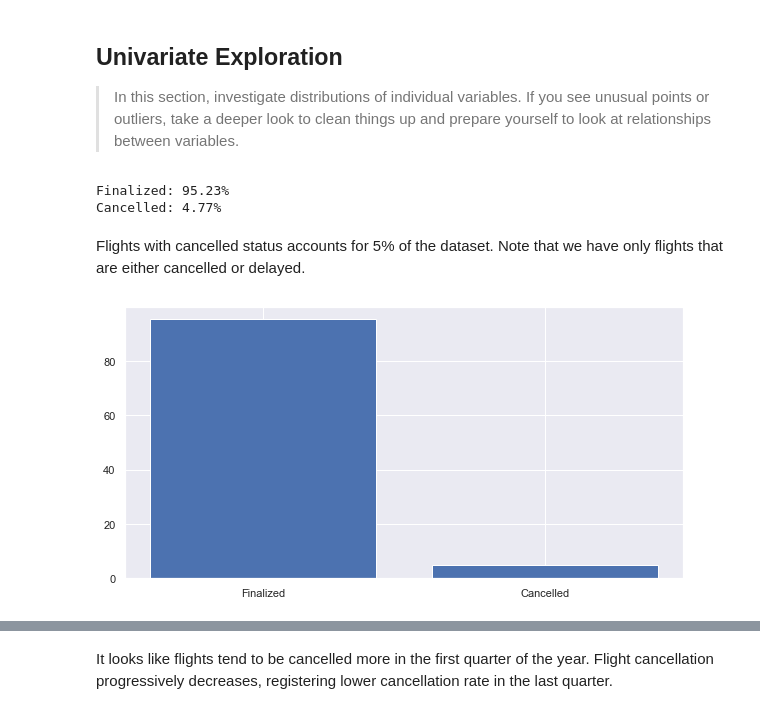
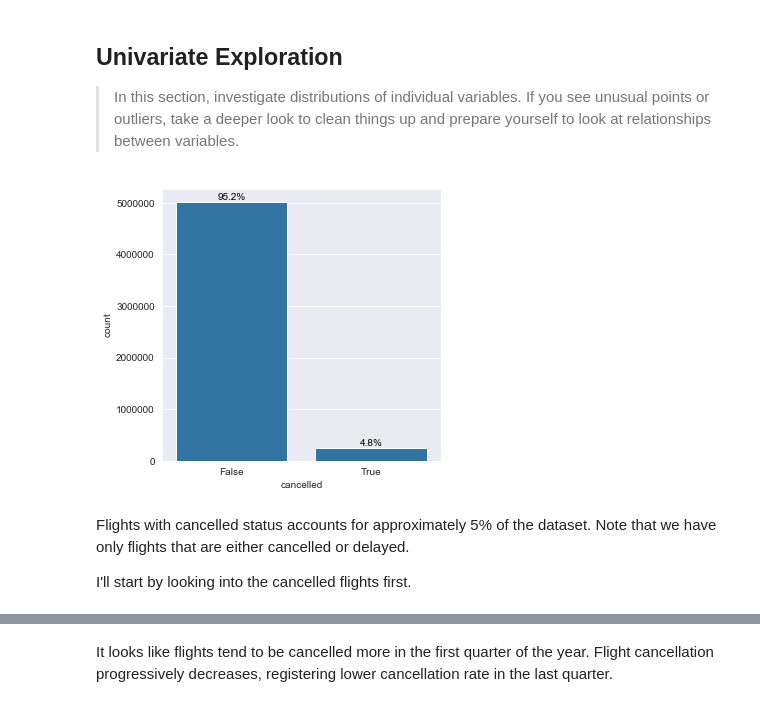
Before and after one commit to thaysmartinez/flights-data-exploration, a Jupyter notebook: exploration_template.ipynb, the cells around one changed output, grey strips where cells are left out. Drawn from its saved outputs; the diff is of its cells as text; code cells hidden in the pictures.

```diff
--- a/exploration_template.ipynb
+++ b/exploration_template.ipynb
@@ -21,0 +23,3 @@ df_flights = pd.read_csv('flights.csv', low_memory=False)
+# %%
+df_flights['cancelled'] = df_flights.cancelled.astype('str')
+df_flights['crs_dep_hour'] = df_flights.crs_dep_hour.astype('str').str.zfill(2)
@@ -45,12 +58,0 @@ dtype: object
-# %%
-# Convert to datetime
-df_flights['fl_date'] = pd.to_datetime(df_flights['fl_date'])
-
-# Convert to category
-df_flights['cancellation_desc'] = df_flights['cancellation_desc'].astype('category')
-
-# Convert columns to time timestamp
-columns = ['crs_dep_time', 'crs_arr_time']
-
-for column in columns:
-    df_flights[column] = df_flights[column].apply(lambda x: datetime.strptime(x, '%H:%M:%S').time())
@@ -143,21 +112,35 @@ Although delay cause will give us a good indication of the reason a flight is de
 > In this section, investigate distributions of individual variables. If
 you see unusual points or outliers, take a deeper look to clean things up
 and prepare yourself to look at relationships between variables.
-# %%
-cancelled = df_flights.query('cancelled == 1').cancelled.count() / df_flights.shape[0] * 100
-finalized = (100 - cancelled)
-
-print('Finalized: {}%'.format(round(finalized, 2)))
-print('Cancelled: {}%'.format(round(cancelled, 2)))
-# %% [output]
-Finalized: 95.23%
-Cancelled: 4.77%
+# %%
+def chart_props(df, col_name):
+    # add annotations
+    n_points = df.shape[0]
+    cat_counts = df[col_name].value_counts()
+    locs, labels = plt.xticks() # get the current tick locations and labels
+
+    # loop through each pair of locations and labels
+    for loc, label in zip(locs, labels):
+
+        # get the text property for the label to get the correct count
+        count = cat_counts[label.get_text()]
+        pct_string = '{:0.1f}%'.format(100*count/n_points)
+
+        # print the annotation just below the top of the bar
+        plt.text(loc, count, pct_string, ha = 'center', verticalalignment='bottom', color = 'black')
+
+# create the plot
+sb.set_style('darkgrid')
+base_color = sb.color_palette()[0]
+# %%
+plt.figure(figsize=[5, 5])
+col_order = df_flights.cancelled.value_counts().index
+
+sb.countplot(data=df_flights, x='cancelled', color=base_color, order=col_order)
+chart_props(df_flights, 'cancelled')
+# %% [output]
+[figure, added]
 # %% [markdown]
-Flights with cancelled status accounts for 5% of the dataset. Note that we have only flights that are either cancelled or delayed.
+Flights with cancelled status accounts for approximately 5% of the dataset. Note that we have only flights that are either cancelled or delayed.
+
+I'll start by looking into the cancelled flights first.
-# %%
-sb.set(style='darkgrid')
-plt.figure(figsize=[10, 5])
-
-ax = plt.bar(x = ['Finalized', 'Cancelled'], height=[finalized, cancelled], data=df_flights)
-# %% [output]
-[figure, removed]
```
Also changed, not shown: parts of 31 cells of this notebook.
